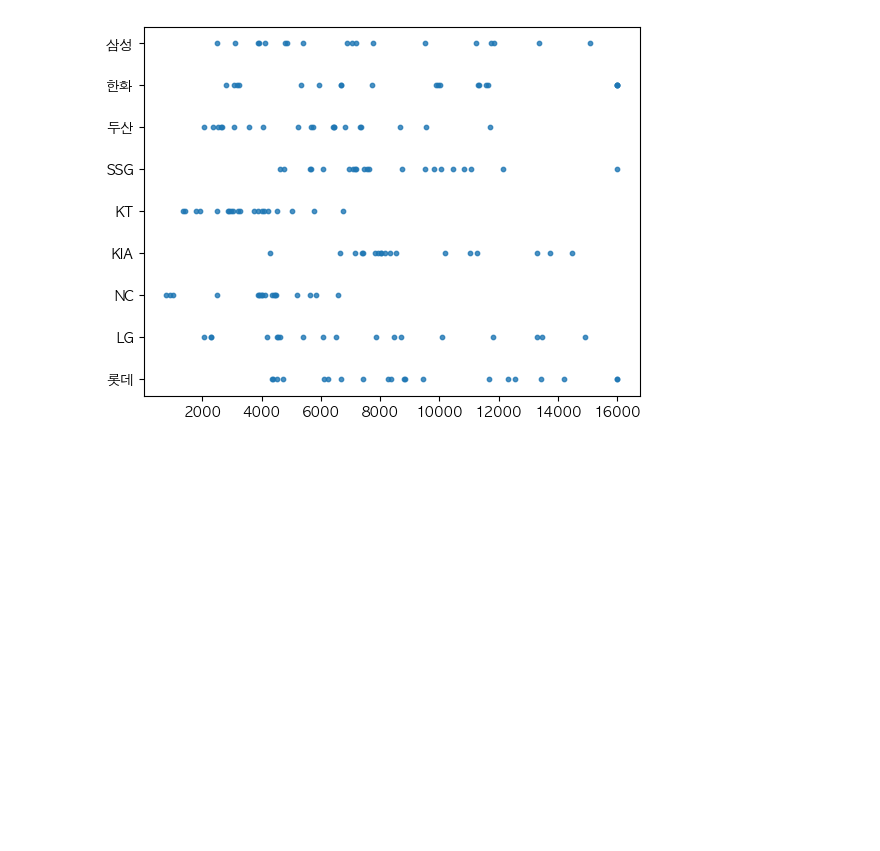
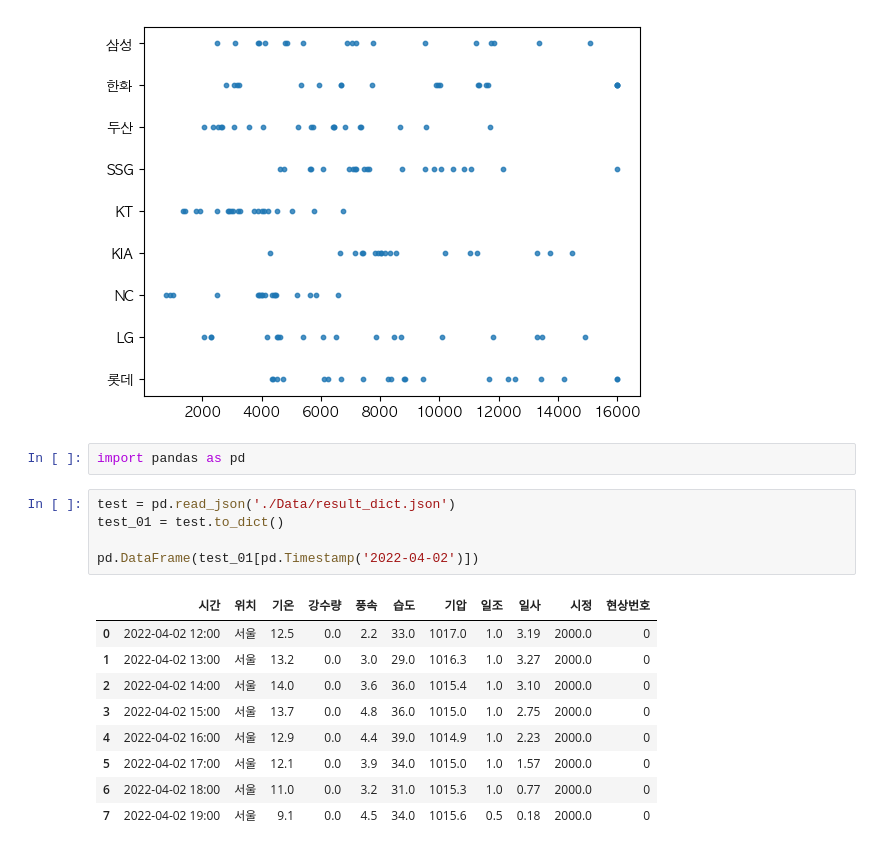
Before and after one commit to PythonProjectGroup02/KBC, a Jupyter notebook: Python/test.ipynb, the cells around one changed output. Drawn from its saved outputs; the diff is of its cells as text; blank space fills up the shorter version.

```diff
--- a/Python/test.ipynb
+++ b/Python/test.ipynb
@@ -52,3 +52,20 @@ plt.show()
 # %% [output]
 TypeError: can't multiply sequence by non-int of type 'float'
 [figure]
+# %%
+import pandas as pd
+# %%
+test = pd.read_json('./Data/result_dict.json')
+test_01 = test.to_dict()
+
+pd.DataFrame(test_01[pd.Timestamp('2022-04-02')])
+# %% [output]
+|  | 시간 | 위치 | 기온 | 강수량 | 풍속 | 습도 | 기압 | 일조 | 일사 | 시정 | 현상번호 |
+| 0 | 2022-04-02 12:00 | 서울 | 12.5 | 0.0 | 2.2 | 33.0 | 1017.0 | 1.0 | 3.19 | 2000.0 | 0 |
+| 1 | 2022-04-02 13:00 | 서울 | 13.2 | 0.0 | 3.0 | 29.0 | 1016.3 | 1.0 | 3.27 | 2000.0 | 0 |
+| 2 | 2022-04-02 14:00 | 서울 | 14.0 | 0.0 | 3.6 | 36.0 | 1015.4 | 1.0 | 3.10 | 2000.0 | 0 |
+| 3 | 2022-04-02 15:00 | 서울 | 13.7 | 0.0 | 4.8 | 36.0 | 1015.0 | 1.0 | 2.75 | 2000.0 | 0 |
+| 4 | 2022-04-02 16:00 | 서울 | 12.9 | 0.0 | 4.4 | 39.0 | 1014.9 | 1.0 | 2.23 | 2000.0 | 0 |
+| 5 | 2022-04-02 17:00 | 서울 | 12.1 | 0.0 | 3.9 | 34.0 | 1015.0 | 1.0 | 1.57 | 2000.0 | 0 |
+| 6 | 2022-04-02 18:00 | 서울 | 11.0 | 0.0 | 3.2 | 31.0 | 1015.3 | 1.0 | 0.77 | 2000.0 | 0 |
+| 7 | 2022-04-02 19:00 | 서울 | 9.1 | 0.0 | 4.5 | 34.0 | 1015.6 | 0.5 | 0.18 | 2000.0 | 0 |
```
Also changed, not shown: 4 other files.
